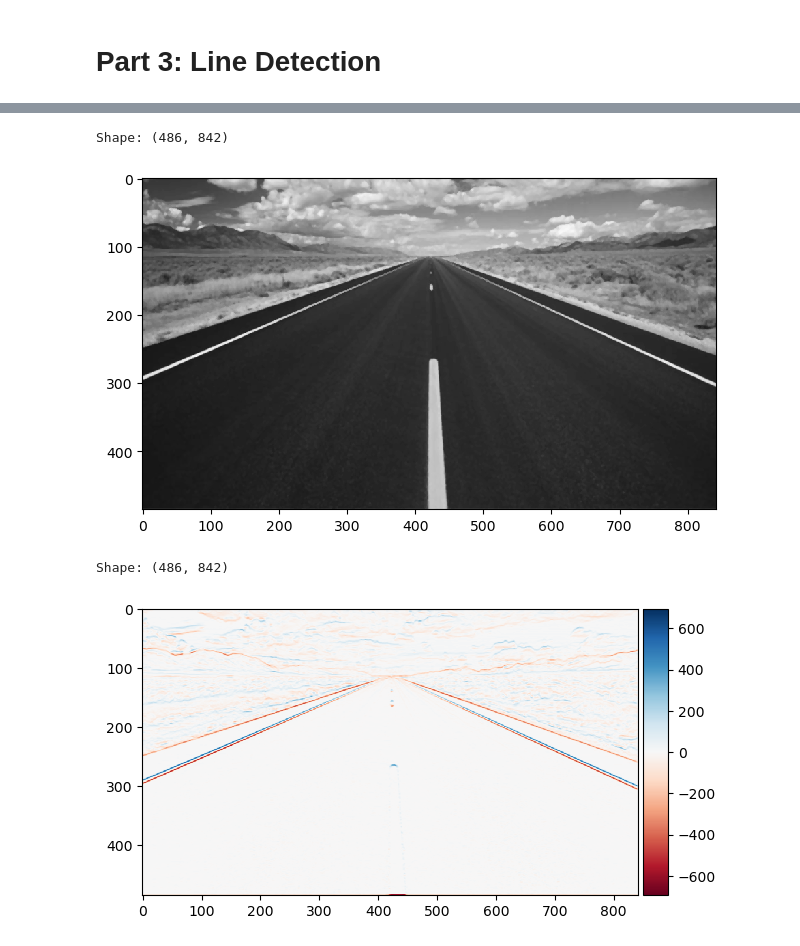
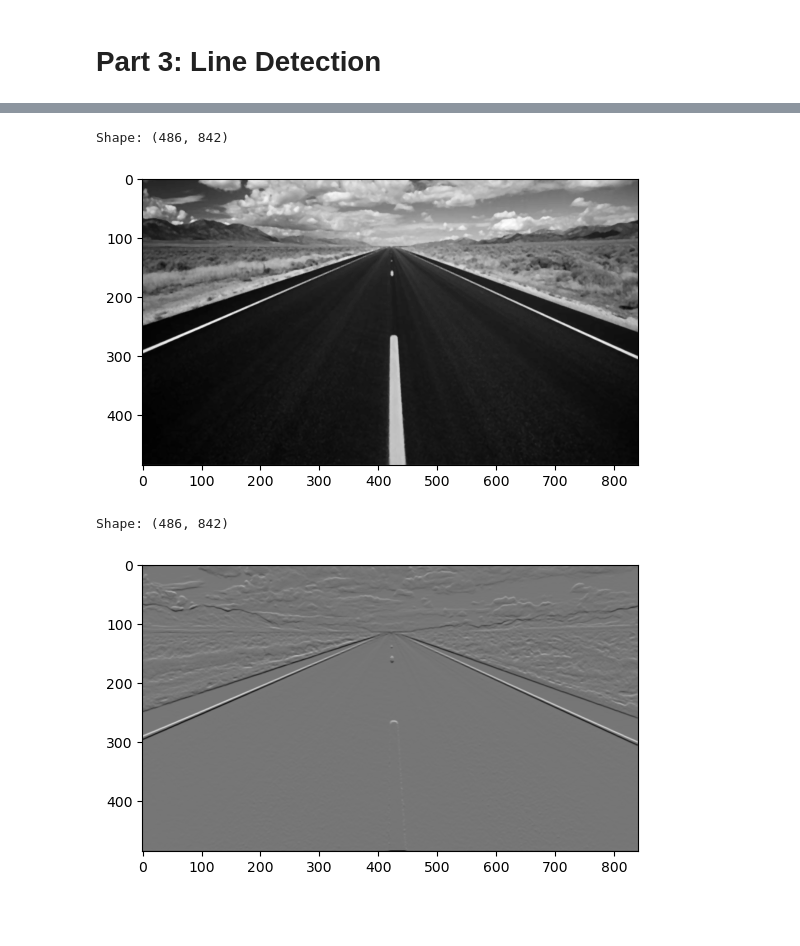
Before and after one commit to mika-jpd/Image_and_Vision_Computing, a Jupyter notebook: Lab_1/Untitled.ipynb, the cells around one changed output, grey strips where cells are left out. Saved outputs shown, nothing was run; the diff lists cells and outputs as text; code cells hidden in the pictures; blank space fills up the shorter version.

```diff
--- a/Lab_1/Untitled.ipynb
+++ b/Lab_1/Untitled.ipynb
@@ -18,9 +25,9 @@ from utils import read_img_mono
 # %%
 #show an image in a cell
 def show_img(img_array):
-    io.imshow(img_array)
     print(f'Shape: {img_array.shape}')
-    io.show()
+    plt.imshow(img_array)
+    plt.show()
 # %%
 img = array(Image.open('res/puppy.jpg').convert(mode='L')) #to obtain grayscale image from RGB, need this since all operations need grayscale input
 show_img(img)
@@ -176,15 +205,19 @@ smoothed_median_high = median_filter(img_high, size = (4, 4))
 show_img(smoothed_median_high)
 # %% [output]
 Shape: (486, 842)
-[figure, old version]
+[figure, new version]
 # %%
+Mx = Mx = [[-1, 0, 1], [-1, 0, 1], [-1, 0, 1]]
 My = [[1, 1, 1], [0, 0, 0], [-1, -1, -1]]
+
+dMx = signal.convolve2d(smoothed_median_high, Mx, mode="same")
 dMy = signal.convolve2d(smoothed_median_high, My, mode="same")
+edge_magnitude = np.sqrt(np.square(dMx) + np.square(dMy)).astype(np.uint8)
 
 show_img(dMy)
 # %% [output]
 Shape: (486, 842)
-[figure, old version]
+[figure, new version]
 # %%
 # heuristic edge detection
 edges = dMy.copy()
```
Also changed, not shown: parts of 23 cells of this notebook, 1 other file.
